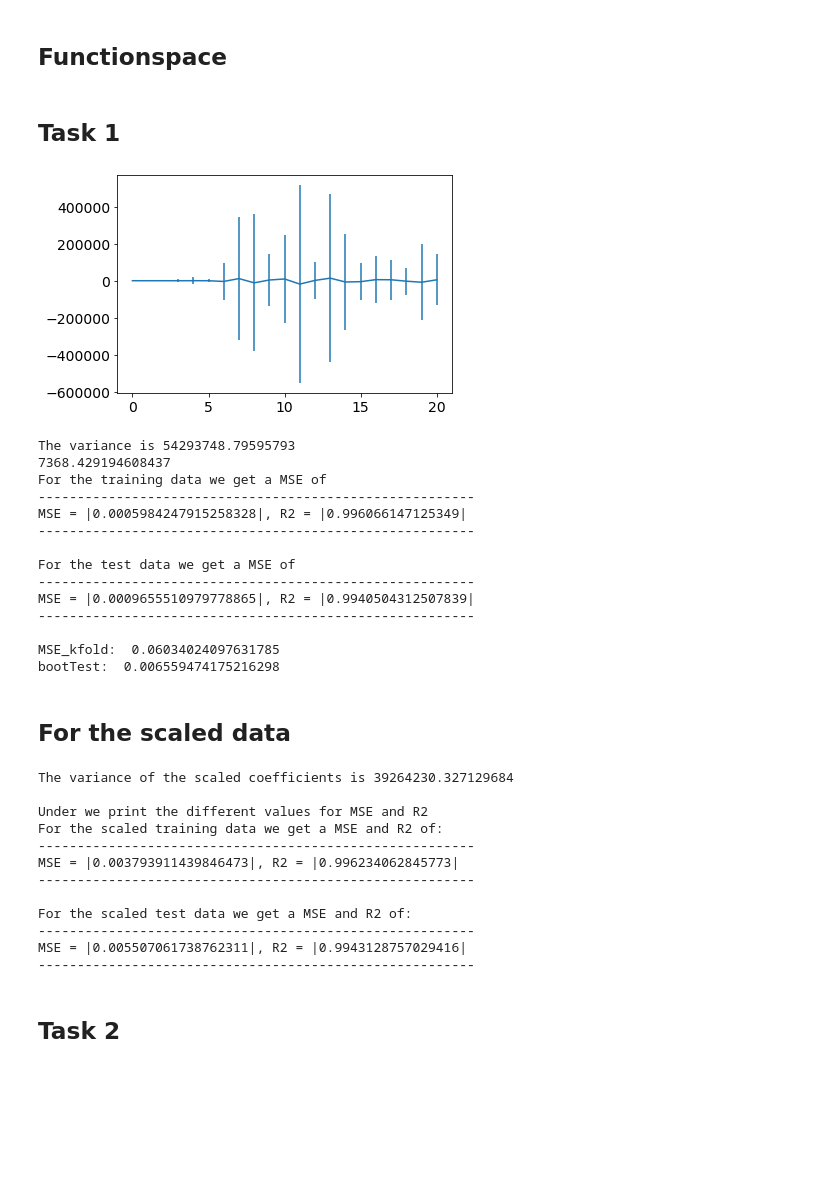
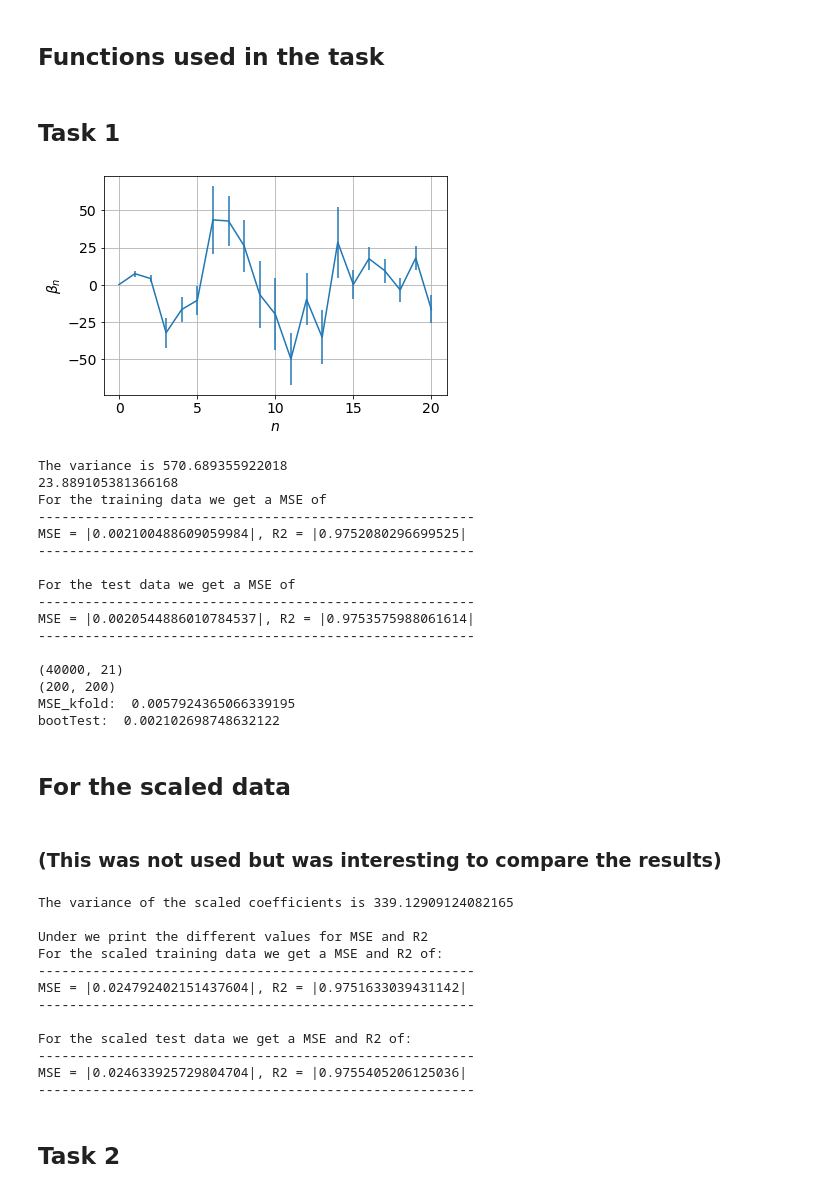
Before and after one commit to MortenTryti/MachineLearning, a Jupyter notebook: Project 1/Project1.ipynb, the cells around one changed output. Saved outputs shown, nothing was run; the diff lists cells and outputs as text; code cells hidden in the pictures; blank space fills up the shorter version.

```diff
--- a/Project 1/Project1.ipynb
+++ b/Project 1/Project1.ipynb
@@ -19,7 +21,7 @@ from sklearn.utils import resample
 from sklearn.model_selection import KFold, cross_val_score
 plt.rcParams['font.size'] = 14
 # %% [markdown]
-## Functionspace
+## Functions used in the task
 # %%
 
 
@@ -285,6 +341,8 @@ def k_foldRigd(Data, k,X,lam=0.001):
 # %% [markdown]
 ## Task 1
 # %%
+#Setting up the number of datapoints
+
 npoints = 200
 
 
@@ -292,37 +350,32 @@ npoints = 200
 x = np.sort(np.random.uniform(0, 1, npoints))
 y = np.sort(np.random.uniform(0, 1, npoints))
 
+# make meshgrid
+x, y = np.meshgrid(x,y)
 
-#x, y = np.meshgrid(x,y)
-
-
+# Calculate Frankefunction and add noise
 z = FrankeFunction(x, y)
-z = z #+ .1 * np.random.randn(npoints)
+z = z + 0.01 * np.random.randn(npoints**2).reshape(npoints,npoints)
 
 #surfaceplot(x,y,z)
 # %%
+# Declaring polynomial degree
 n = 5
 
 
-#x = np.sort(np.random.uniform(0.0 , 1.0 , npoints))
-#y = np.sort(np.random.uniform(0.0 , 1.0 , npoints))
-
-
-#x, y = np.meshgrid(x,y)
-
-
+# Making designfunction
 X = create_X(x,y,n)
 
 
 
-
+# Splitting in test/train
 X_train, X_test, z_train, z_test = train_test_split(X, z.reshape(-1,1), test_size=0.2)
 
-
+# Calculating the best coeffs for the OLS method
 betaOLS = OLSmethod(X_train , z_train)
 
 
-#finding the variance of beta
+#finding the variance of beta and plotting the confidense interval
 p = int((n+1)*(n+2)/2)
 
 
@@ -330,6 +383,13 @@ betaOLS_var = confidense(z_train,X_train)
 
 
 plt.errorbar(range(p), betaOLS, yerr= betaOLS_var)
+
+plt.xlabel(r"$n$")
+plt.ylabel(r"$\beta_n$")
+plt.grid()
+plt.tight_layout()
+plt.savefig("intervalofconfbeta.pdf")
+
 plt.show()
 
 
@@ -352,52 +412,55 @@ printQ(z_test,ztilde)
 
 MSElist = []
 R2list = []
 for i in range(28):
     bootX,bootz = resample(X_train,z_train.reshape(-1,1))
 
 
     bootbetaOLS = OLSmethod(bootX,bootz)
 
     ypred = bootX @ bootbetaOLS
     MSElist.append(MSE(z_train,ypred))
     R2list.append(R2(bootz,ypred))
 
 
 #X_scale = np.ones_like(X)
 #scaler = StandardScaler()
 #X_scale[1:,:] = scaler.fit_transform(X[1:,:])
 #z_scaled = scaler.fit_transform(z.reshape(-1,1))
 
 
 
 
 #X_strain, X_stest, z_strain, z_stest = train_test_split(X_scale, z_scaled.reshape(-1,1) , test_size = 0.2 )
 
 #print(np.mean(MSElist))
 #print(np.mean(R2list))
 
-
-print('MSE_kfold: ',k_foldOLS(z, 20,X))
+print('MSE_kfold: ',k_foldOLS(z.reshape(-1,1), 10,X))
 boot_train_error, boot_test_error, variance,bias =BootstrapOLS(X_train,X_test,z_train,z_test,100)
 print('bootTest: ', boot_test_error)
 # %% [output]
-[figure, old version]
+[figure, new version]
-The variance is 54293748.79595793
-7368.429194608437
+The variance is 570.689355922018
+23.889105381366168
 For the training data we get a MSE of
 --------------------------------------------------------
-MSE = |0.0005984247915258328|, R2 = |0.996066147125349|
+MSE = |0.002100488609059984|, R2 = |0.9752080296699525|
 --------------------------------------------------------
 
 For the test data we get a MSE of
 --------------------------------------------------------
-MSE = |0.0009655510979778865|, R2 = |0.9940504312507839|
+MSE = |0.0020544886010784537|, R2 = |0.9753575988061614|
 --------------------------------------------------------
 
-MSE_kfold:  0.06034024097631785
-bootTest:  0.006559474175216298
+(40000, 21)
+(200, 200)
+MSE_kfold:  0.0057924365066339195
+bootTest:  0.002102698748632122
 # %% [markdown]
 ## For the scaled data
+# %% [markdown]
+### (This was not used but was interesting to compare the results)
 # %%
 scaler = StandardScaler()
 
@@ -429,17 +492,17 @@ ztilde = X_stest @ betascaledOCS
 
 printQ(z_stest,ztilde)
 # %% [output]
-The variance of the scaled coefficients is 39264230.327129684
+The variance of the scaled coefficients is 339.12909124082165
 
 Under we print the different values for MSE and R2
 For the scaled training data we get a MSE and R2 of:
 --------------------------------------------------------
-MSE = |0.003793911439846473|, R2 = |0.996234062845773|
+MSE = |0.024792402151437604|, R2 = |0.9751633039431142|
 --------------------------------------------------------
 
 For the scaled test data we get a MSE and R2 of:
 --------------------------------------------------------
-MSE = |0.005507061738762311|, R2 = |0.9943128757029416|
+MSE = |0.024633925729804704|, R2 = |0.9755405206125036|
 --------------------------------------------------------
 # %% [markdown]
 ## Task 2
```
Also changed, not shown: parts of 8 cells of this notebook, 1 other file.
